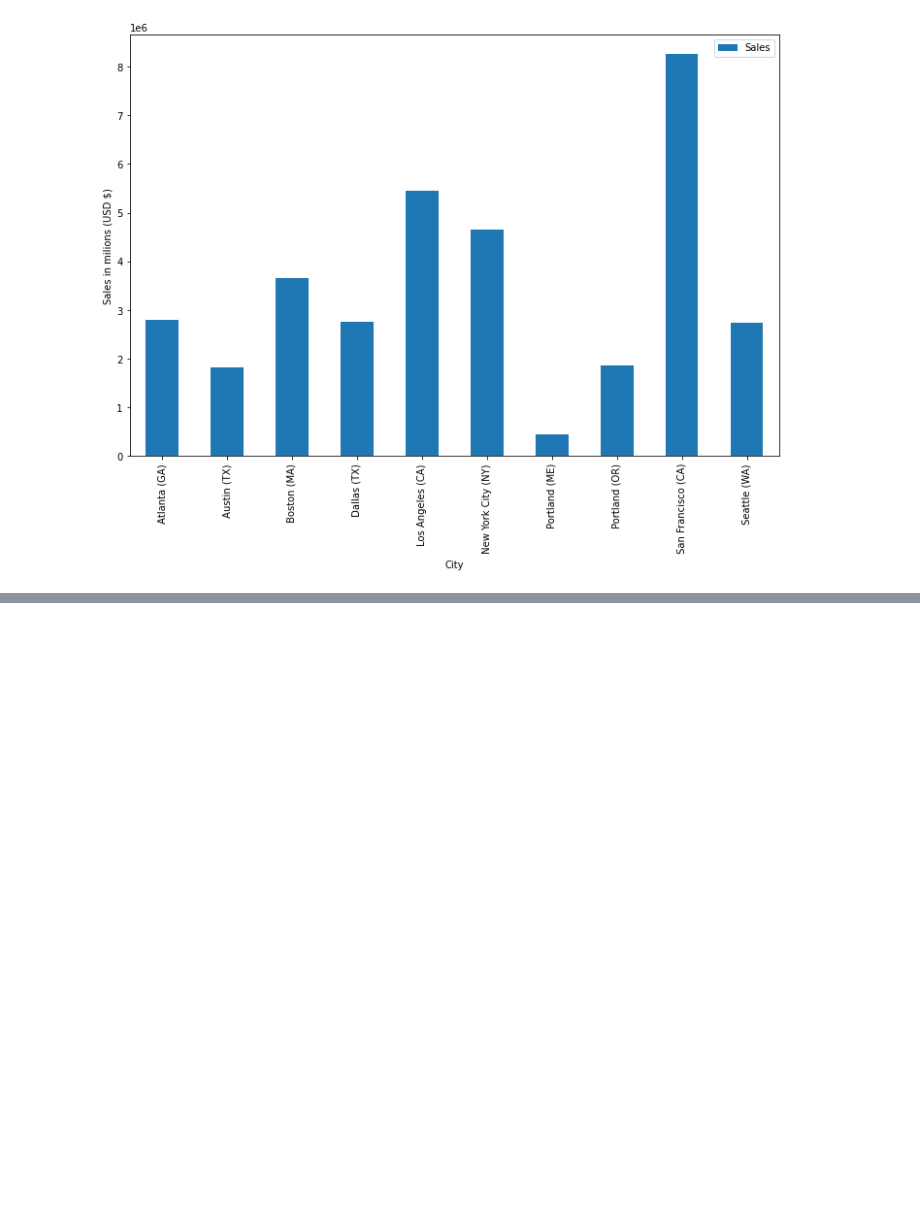
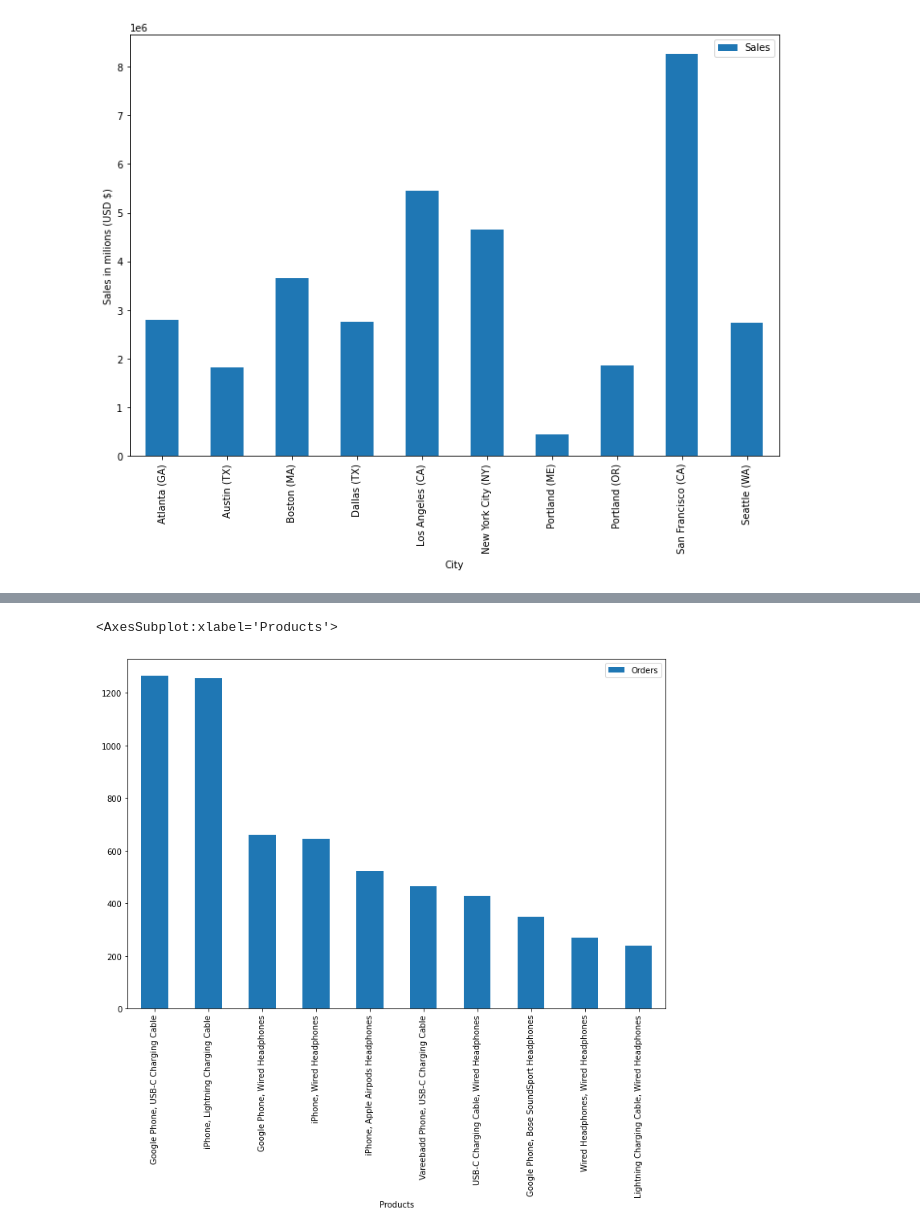
Before and after one commit to dwkula/pandas_train_sets, a Jupyter notebook: sales_df.ipynb, the cells around one changed output, grey strips where cells are left out. Drawn from its saved outputs; the diff is of its cells as text; code cells hidden in the pictures; blank space fills up the shorter version.

```diff
--- a/sales_df.ipynb
+++ b/sales_df.ipynb
@@ -299,0 +365,22 @@ csales_summary.plot(kind='bar', y='Sales', figsize=(12, 8), ylabel='Sales in mil
+# %%
+from itertools import combinations # so we find all the combinations of our pair products
+from collections import Counter # to count the number of combinations and present it in dict object
+
+count = Counter()
+
+for row in big_orders_final['Grouped']:
+    row_list = row.split(',')
+    count.update(Counter(combinations(row_list, 2)))
+
+pairs_results = dict(count.most_common(10))
+# %%
+pairs_results_df = pd.DataFrame(data=pairs_results.items())
+# %%
+pairs_results_df[0] = pairs_results_df[0].apply(lambda x: ', '.join(x))
+# %%
+pairs_results_df.rename(columns={0:'Products', 1:'Orders'}, inplace=True)
+# %%
+pairs_results_df.plot.bar(x='Products', figsize=(12, 8))
+# %% [output]
+<AxesSubplot:xlabel='Products'>
+[figure, added]
```
Also changed, not shown: parts of 17 cells of this notebook.
